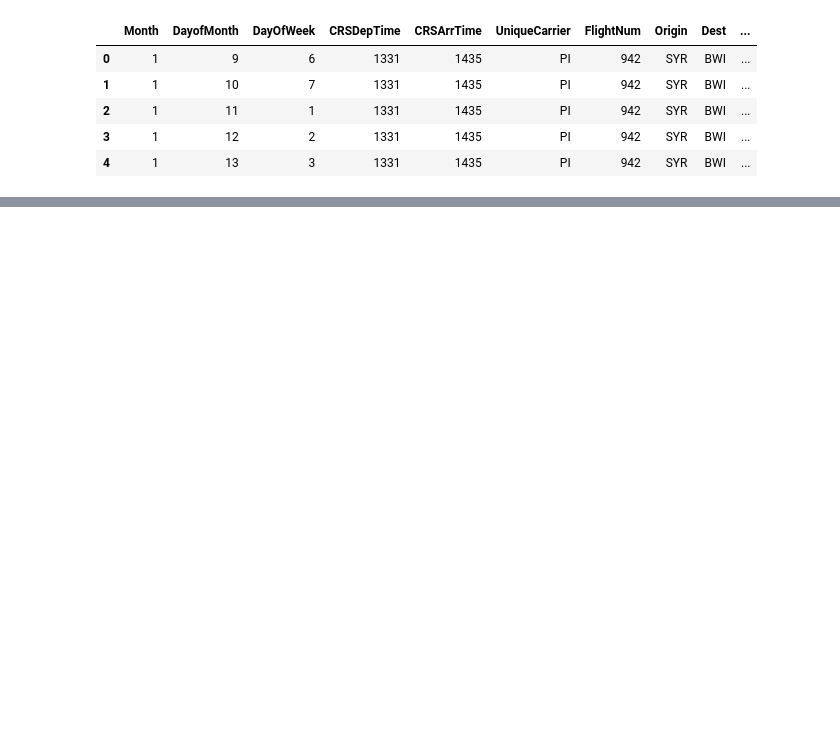
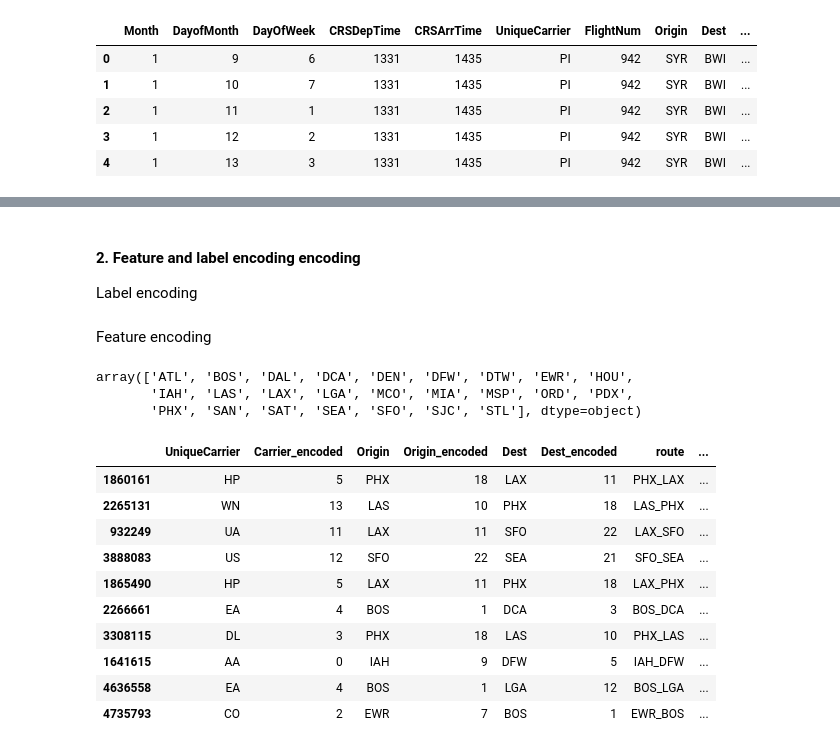
Before and after one commit to frenchlam/dask_CDSW, a Jupyter notebook: 03_Dask_ML-LargeDS.ipynb, the cells around one changed output, grey strips where cells are left out. Drawn from its saved outputs; the diff is of its cells as text; code cells hidden in the pictures; blank space fills up the shorter version.

```diff
--- a/03_Dask_ML-LargeDS.ipynb
+++ b/03_Dask_ML-LargeDS.ipynb
@@ -186,0 +46,8 @@ memory usage: 56.2+ MB
+# %%
+import numpy as np
+# feature engineering - Create routes
+flight_df['route'] = flight_df['Origin'] + "_" + flight_df['Dest']
+
+# show top 20 routes - As defined by nb of flights
+top_routes = flight_df['route'].value_counts(ascending=False)
+top_routes.head(10)
@@ -186,0 +86,5 @@ memory usage: 56.2+ MB
+# %%
+#focus on 50 biggest routes - As defined by nb of flights
+route_lst=top_routes.head(50)
+flight_df = flight_df[flight_df['route'].isin(route_lst.index)]
+flight_df.info()
@@ -186,0 +124,3 @@ memory usage: 56.2+ MB
+# %% [markdown]
+#### 2. Feature and label encoding encoding
+Label encoding
@@ -186,0 +132,13 @@ memory usage: 56.2+ MB
+# %% [markdown]
+Feature encoding
+# %%
+# Get airport unique values
+import numpy as np
+airport_list = np.unique(np.concatenate((np.sort(flight_df['Origin'].unique()),
+                                         np.sort(flight_df['Dest'].unique())))
+                        )
+airport_list
+# %% [output]
+array(['ATL', 'BOS', 'DAL', 'DCA', 'DEN', 'DFW', 'DTW', 'EWR', 'HOU',
+       'IAH', 'LAS', 'LAX', 'LGA', 'MCO', 'MIA', 'MSP', 'ORD', 'PDX',
+       'PHX', 'SAN', 'SAT', 'SEA', 'SFO', 'SJC', 'STL'], dtype=object)
@@ -187,3 +162,19 @@ memory usage: 56.2+ MB
+# %%
+# Viewing few rows of make and its encoded columns
+flight_df[['UniqueCarrier','Carrier_encoded','Origin','Origin_encoded',
+           'Dest', 'Dest_encoded', 'route', 'route_encoded' ]].sample(10)
+# %% [output]
+|  | UniqueCarrier | Carrier_encoded | Origin | Origin_encoded | Dest | Dest_encoded | route | ... |
+| 1860161 | HP | 5 | PHX | 18 | LAX | 11 | PHX_LAX | ... |
+| 2265131 | WN | 13 | LAS | 10 | PHX | 18 | LAS_PHX | ... |
+| 932249 | UA | 11 | LAX | 11 | SFO | 22 | LAX_SFO | ... |
+| 3888083 | US | 12 | SFO | 22 | SEA | 21 | SFO_SEA | ... |
+| 1865490 | HP | 5 | LAX | 11 | PHX | 18 | LAX_PHX | ... |
+| 2266661 | EA | 4 | BOS | 1 | DCA | 3 | BOS_DCA | ... |
+| 3308115 | DL | 3 | PHX | 18 | LAS | 10 | PHX_LAS | ... |
+| 1641615 | AA | 0 | IAH | 9 | DFW | 5 | IAH_DFW | ... |
+| 4636558 | EA | 4 | BOS | 1 | LGA | 12 | BOS_LGA | ... |
+| 4735793 | CO | 2 | EWR | 7 | BOS | 1 | EWR_BOS | ... |
 # %%
 # # 2. Build a classification model using MLLib
 # ### Split Test/Train
```
Also changed, not shown: parts of 35 cells of this notebook, 1 other file.
